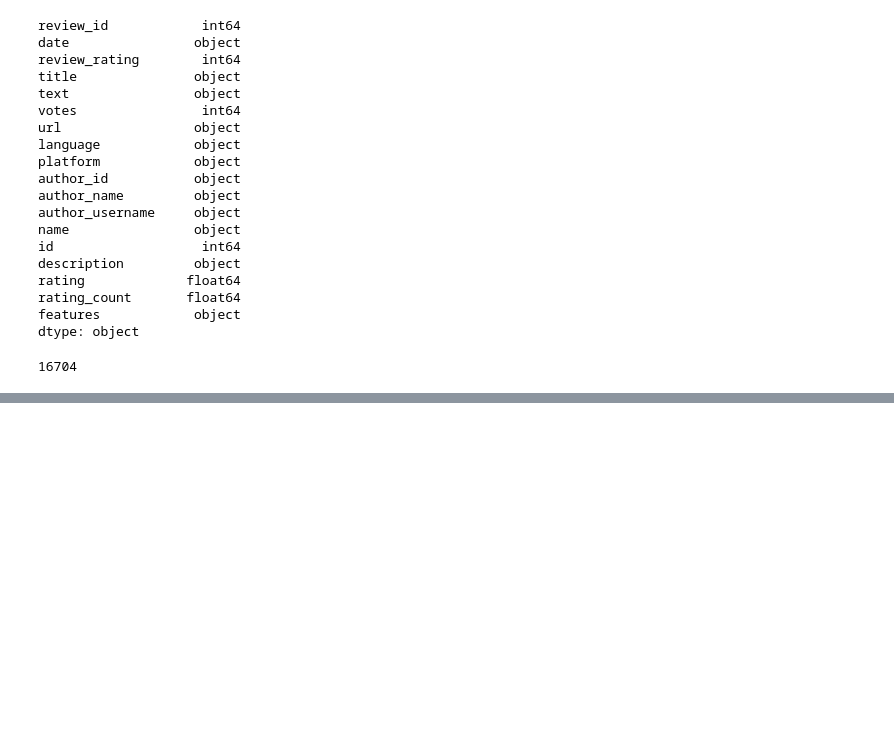
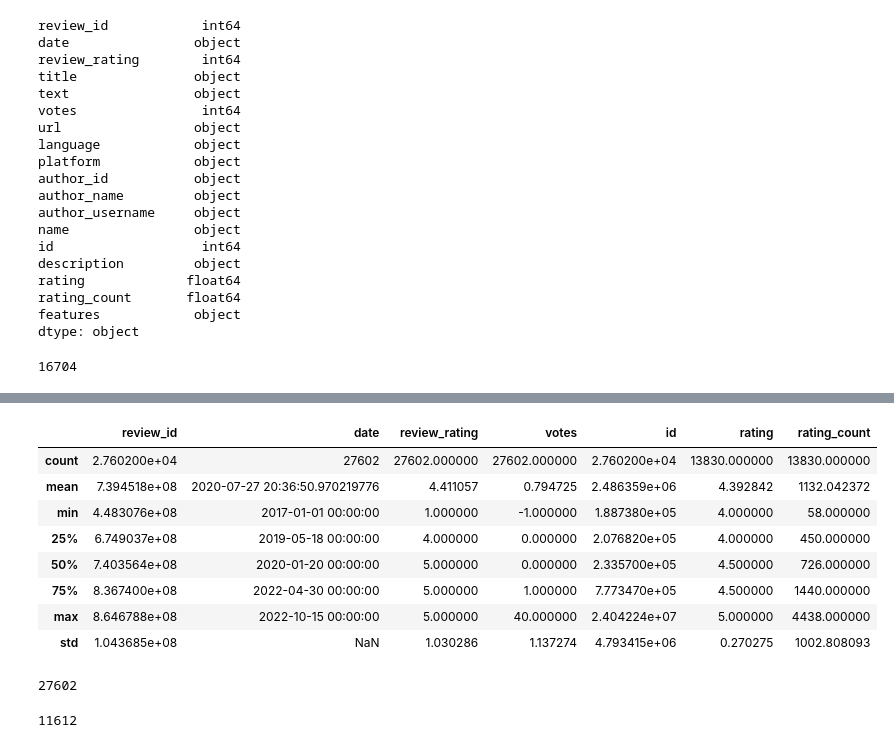
Before and after one commit to Marwane000/AIParisHotelFinder, a Jupyter notebook: Data/EDA & Data Cleaning.ipynb, the cells around one changed output, grey strips where cells are left out. Saved outputs shown, nothing was run; the diff lists cells and outputs as text; code cells hidden in the pictures; blank space fills up the shorter version.

```diff
--- a/Data/EDA & Data Cleaning.ipynb
+++ b/Data/EDA & Data Cleaning.ipynb
@@ -104 +142,23 @@ df.duplicated(subset=['review_id']).sum()
+# %%
+df.describe()
+# %% [output]
+|  | review_id | date | review_rating | votes | id | rating | rating_count |
+| count | 2.760200e+04 | 27602 | 27602.000000 | 27602.000000 | 2.760200e+04 | 13830.000000 | 13830.000000 |
+| mean | 7.394518e+08 | 2020-07-27 20:36:50.970219776 | 4.411057 | 0.794725 | 2.486359e+06 | 4.392842 | 1132.042372 |
+| min | 4.483076e+08 | 2017-01-01 00:00:00 | 1.000000 | -1.000000 | 1.887380e+05 | 4.000000 | 58.000000 |
+| 25% | 6.749037e+08 | 2019-05-18 00:00:00 | 4.000000 | 0.000000 | 2.076820e+05 | 4.000000 | 450.000000 |
+| 50% | 7.403564e+08 | 2020-01-20 00:00:00 | 5.000000 | 0.000000 | 2.335700e+05 | 4.500000 | 726.000000 |
+| 75% | 8.367400e+08 | 2022-04-30 00:00:00 | 5.000000 | 1.000000 | 7.773470e+05 | 4.500000 | 1440.000000 |
+| max | 8.646788e+08 | 2022-10-15 00:00:00 | 5.000000 | 40.000000 | 2.404224e+07 | 5.000000 | 4438.000000 |
+| std | 1.043685e+08 | NaN | 1.030286 | 1.137274 | 4.793415e+06 | 0.270275 | 1002.808093 |
+# %%
+#nombre de review_id
+df['review_id'].count()
+# %% [output]
+27602
+# %%
+#nombre de review_id uniques
+df['review_id'].nunique()
+# %% [output]
+11612
 # %%
```
Also changed, not shown: parts of 10 cells of this notebook.
